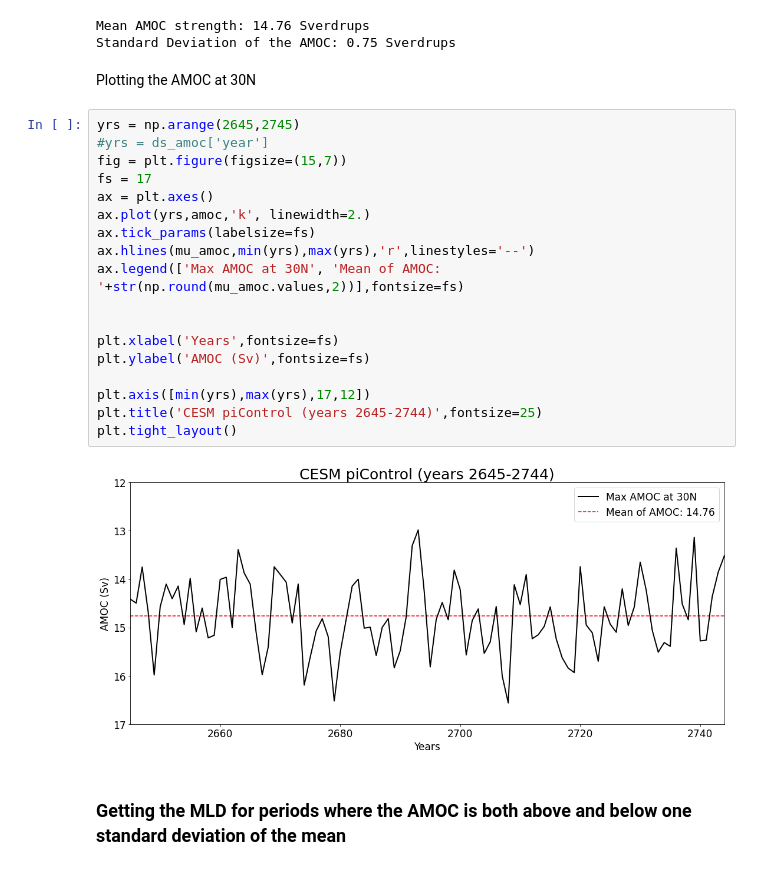
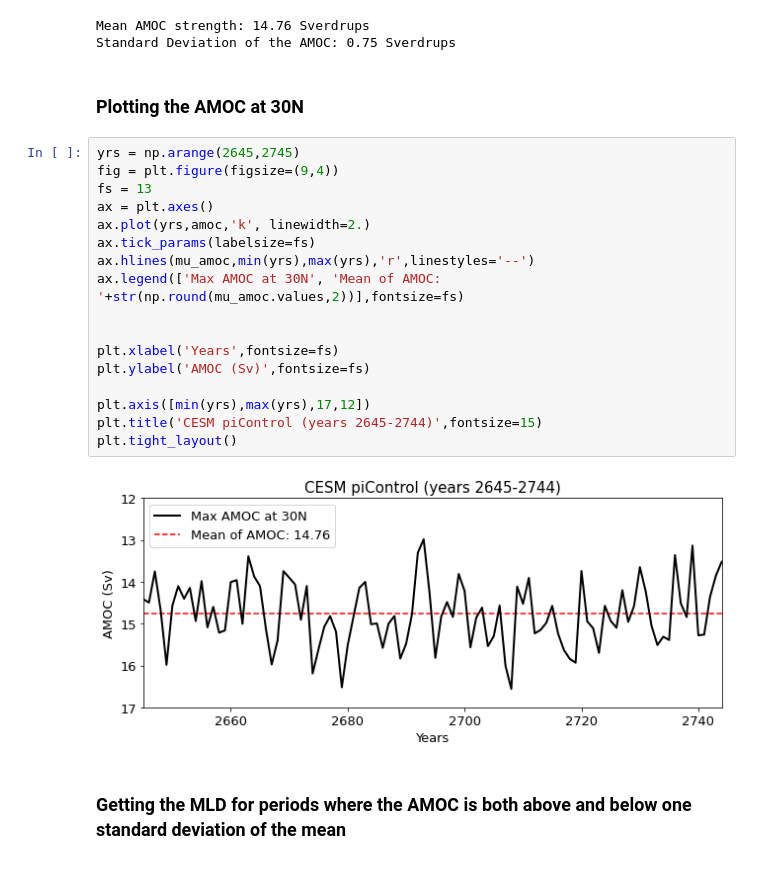
Before and after one commit to jmar91/CLIM680, a Jupyter notebook: Project.ipynb, the cells around one changed output. Cells and saved outputs as stored; diff of their text form.

```diff
--- a/Project.ipynb
+++ b/Project.ipynb
@@ -111,27 +111,26 @@ print('Standard Deviation of the AMOC:',np.round(sd_amoc.values,2), 'Sverdrups')
 Mean AMOC strength: 14.76 Sverdrups
 Standard Deviation of the AMOC: 0.75 Sverdrups
 # %% [markdown]
-Plotting the AMOC at 30N
+### Plotting the AMOC at 30N
 # %%
 yrs = np.arange(2645,2745)
-#yrs = ds_amoc['year']
-fig = plt.figure(figsize=(15,7))
-fs = 17
+fig = plt.figure(figsize=(9,4))
+fs = 13
 ax = plt.axes()
 ax.plot(yrs,amoc,'k', linewidth=2.)
 ax.tick_params(labelsize=fs)
 ax.hlines(mu_amoc,min(yrs),max(yrs),'r',linestyles='--')
 ax.legend(['Max AMOC at 30N', 'Mean of AMOC: '+str(np.round(mu_amoc.values,2))],fontsize=fs)
 
 
 plt.xlabel('Years',fontsize=fs)
 plt.ylabel('AMOC (Sv)',fontsize=fs)
 
 plt.axis([min(yrs),max(yrs),17,12])
-plt.title('CESM piControl (years 2645-2744)',fontsize=25)
+plt.title('CESM piControl (years 2645-2744)',fontsize=15)
 plt.tight_layout()
 # %% [output]
-[figure, old version]
+[figure, new version]
 # %% [markdown]
 ### Getting the MLD for periods where the AMOC is both above and below one standard deviation of the mean
 # %%
```
Also changed, not shown: parts of 6 cells of this notebook, 1 other file.
